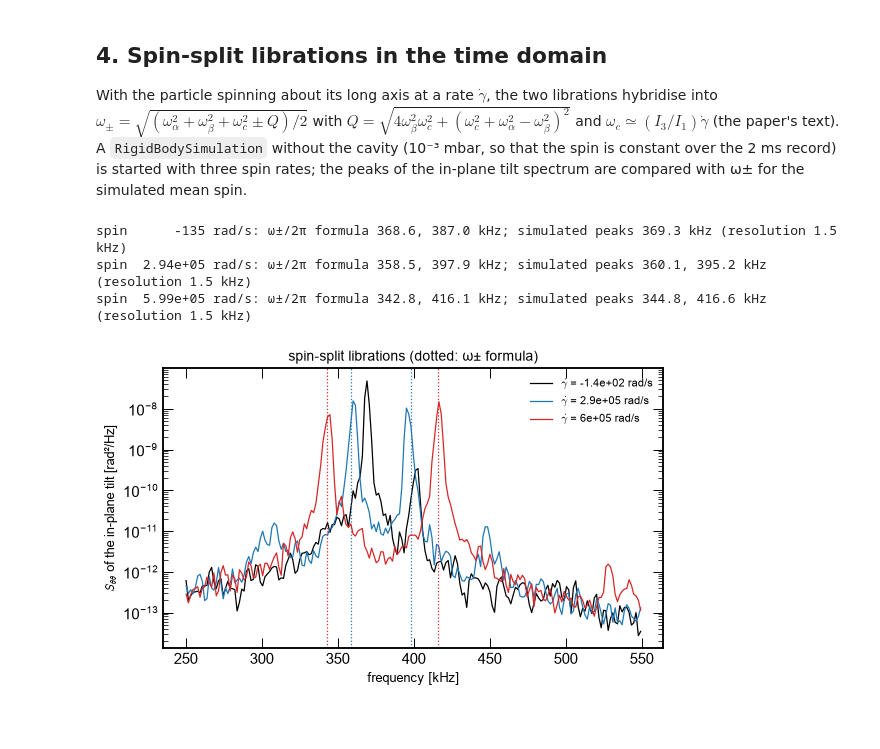
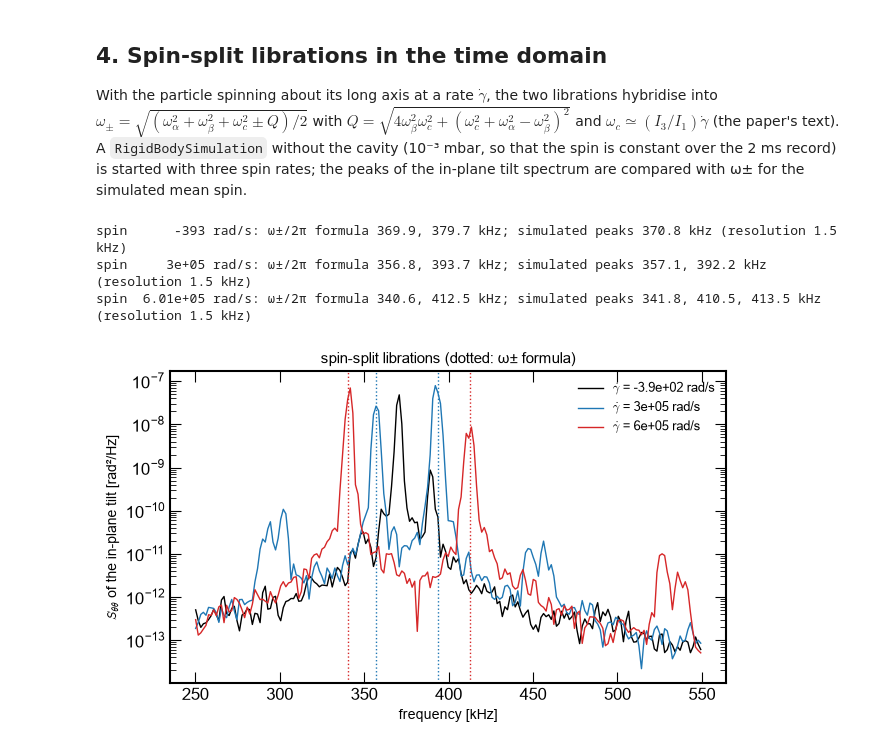
Before and after one commit to julianiacoponi/levisim, a Jupyter notebook: notebooks/papers/pontin2023_six_dof_cooling.ipynb, the cells around one changed output. Drawn from its saved outputs; the diff is of its cells as text; code cells hidden in the pictures; blank space fills up the shorter version.

```diff
--- a/notebooks/papers/pontin2023_six_dof_cooling.ipynb
+++ b/notebooks/papers/pontin2023_six_dof_cooling.ipynb
@@ -89,11 +89,14 @@ def tweezer():
 # %%
 measured = {'x': 148, 'y': 135, 'z': 33, 'α': 377, 'β': 32, 'γ': 357}  # kHz, levisim axes
 for b in (84.2*nm, 85.4*nm):
-    trap = Trap(tweezer=tweezer(), particle=ellipsoid(b), gas=Gas(P=1*mbar, T=300.0))
+    trap = Trap(tweezer=tweezer(), particle=ellipsoid(b), gas=Gas(P=1*mbar, T=300.0), finite_size_torque=True)
     Ω = {**trap.Ωj, **trap.Ωθ}
     print(f'r2 - r1 = {(b - 83.7*nm) / nm:.1f} nm:')
     for axis in ('x', 'y', 'z', 'γ', 'α', 'β'):
         print(f'  {PAPER_NAMES[axis]:18s} Ω/2π = {Ω[axis] / kHz:6.1f} kHz   (measured {measured[axis]} kHz)')
+    point_dipole = Trap(tweezer=tweezer(), particle=ellipsoid(b), finite_size_torque=False)
+    print(f'  point-dipole torques alone (finite_size_torque=False): β {point_dipole.Ωθ["α"] / kHz:.1f}, '
+          f'γ (spin) {point_dipole.Ωθ["β"] / kHz:.1f}, α {point_dipole.Ωθ["γ"] / kHz:.1f} kHz')
 
 paper_damping = {'y': 533, 'x': 751, 'z': 758, 'γ': 646, 'α': 702, 'β': 694}  # Hz/mbar, levisim axes
 Γ_trans = dict(zip('xyz', np.diag(trap.Γth_tensor)))
@@ -104,7 +107,7 @@ for axis in ('y', 'x', 'z', 'γ', 'α', 'β'):
 
 # depth of the spin potential: U(φ) = (K/2) sin²φ for a rotation φ about the long axis
 for b in (84.2*nm, 85.4*nm):
-    trap_b = Trap(tweezer=tweezer(), particle=ellipsoid(b))
+    trap_b = Trap(tweezer=tweezer(), particle=ellipsoid(b), finite_size_torque=True)
     K_spin = trap_b.torque_stiffness_tensor[1, 1]
     print(f'spin potential depth for r2 - r1 = {(b - 83.7*nm) / nm:.1f} nm: {K_spin / 2 / kB:.0f} K (paper ≈ 20 K)')
 print(f'static spin torque of the elliptical light about z: {trap.static_torque[2]:.2e} N m '
@@ -149,7 +158,7 @@ def pontin_multitrap(P, axes=('x', 'y', 'z', 'α', 'β', 'γ')):
     return MultiTrap(tweezers=[tweezer()], beads=[ellipsoid(85.4*nm)], Cartesian_axes_per_trap=axes,
                      gas_kwargs=dict(P=P, T=300.0),
                      cavity_kwargs=dict(L=12.23*mm, w=60*μm, Finesse=31_000, κ=2*198*kHz, Δ=-362*kHz),
-                     photon_recoil=True)
+                     trap_kwargs=[{'finite_size_torque': True}], photon_recoil=True)
 
 
 def temperatures(mt):
@@ -287,36 +296,36 @@ $\omega_c \simeq (I_3/I_1)\dot\gamma$ (the paper's text). A `RigidBodySimulation
 (10⁻³ mbar, so that the spin is constant over the 2 ms record) is started with three spin rates; the
 peaks of the in-plane tilt spectrum are compared with ω± for the simulated mean spin.
 # %%
-trap_nl = Trap(tweezer=tweezer(), particle=ellipsoid(), gas=Gas(P=1e-3*mbar, T=300.0))
+trap_nl = Trap(tweezer=tweezer(), particle=ellipsoid(), gas=Gas(P=1e-3*mbar, T=300.0), finite_size_torque=True)
 I = np.diag(trap_nl.bead.inertia_tensor)
 I1, I3 = 0.5 * (I[0] + I[1]), I[2]
 ω_α, ω_β = trap_nl.Ωθ['γ'], trap_nl.Ωθ['α']  # paper's α (in plane) and β (out of plane)
 fig, ax = plt.subplots(figsize=(6.5, 4))
 for spin, colour in zip((0.0, 3e5, 6e5), ('k', 'C0', 'C3')):
     sim = RigidBodySimulation(trap=trap_nl, num_samples=200_000, Δt=1e-8, seed=2, ω0=(2e4, spin, 1e4))
     n = sim.lab_directions((0, 0, 1))
     spin_rate = np.mean(np.einsum('ni,ni->n', sim.angular_velocities_lab(), n))
     ω_c = I3 / I1 * spin_rate
     Q = np.sqrt(4 * ω_β**2 * ω_c**2 + (ω_c**2 + ω_α**2 - ω_β**2)**2)
     ω_minus, ω_plus = np.sqrt((ω_α**2 + ω_β**2 + ω_c**2 - Q) / 2), np.sqrt((ω_α**2 + ω_β**2 + ω_c**2 + Q) / 2)
     f_psd, S_θ = welch(-n[:, 0], fs=1 / sim.Δt, nperseg=2**16)
     band = (f_psd > 250e3) & (f_psd < 550e3)
     peaks, _ = find_peaks(S_θ[band], height=0.05 * S_θ[band].max())
     print(f'spin {spin_rate:9.3g} rad/s: ω±/2π formula {ω_minus / kHz:.1f}, {ω_plus / kHz:.1f} kHz; '
           f'simulated peaks {", ".join(f"{p / 1e3:.1f}" for p in f_psd[band][peaks])} kHz '
           f'(resolution {f_psd[1] / 1e3:.1f} kHz)')
     ax.semilogy(f_psd[band] / 1e3, S_θ[band], color=colour, lw=1, label=rf'$\dot\gamma$ = {spin_rate:.2g} rad/s')
     for ω in (ω_minus, ω_plus):
         if spin > 0:
             ax.axvline(ω / kHz, color=colour, ls=':', lw=1)
 ax.set_xlabel('frequency [kHz]')
 ax.set_ylabel(r'$S_{\theta\theta}$ of the in-plane tilt [rad²/Hz]')
 ax.set_title('spin-split librations (dotted: ω± formula)', fontsize=11)
 ax.legend(frameon=False, fontsize=9)
 fig.tight_layout()
 # %% [output]
-spin      -135 rad/s: ω±/2π formula 368.6, 387.0 kHz; simulated peaks 369.3 kHz (resolution 1.5 kHz)
-spin  2.94e+05 rad/s: ω±/2π formula 358.5, 397.9 kHz; simulated peaks 360.1, 395.2 kHz (resolution 1.5 kHz)
-spin  5.99e+05 rad/s: ω±/2π formula 342.8, 416.1 kHz; simulated peaks 344.8, 416.6 kHz (resolution 1.5 kHz)
+spin      -393 rad/s: ω±/2π formula 369.9, 379.7 kHz; simulated peaks 370.8 kHz (resolution 1.5 kHz)
+spin     3e+05 rad/s: ω±/2π formula 356.8, 393.7 kHz; simulated peaks 357.1, 392.2 kHz (resolution 1.5 kHz)
+spin  6.01e+05 rad/s: ω±/2π formula 340.6, 412.5 kHz; simulated peaks 341.8, 410.5, 413.5 kHz (resolution 1.5 kHz)
-[figure, old version]
+[figure, new version]
 # %% [markdown]
```
Also changed, not shown: parts of 9 cells of this notebook, 6 other files.
